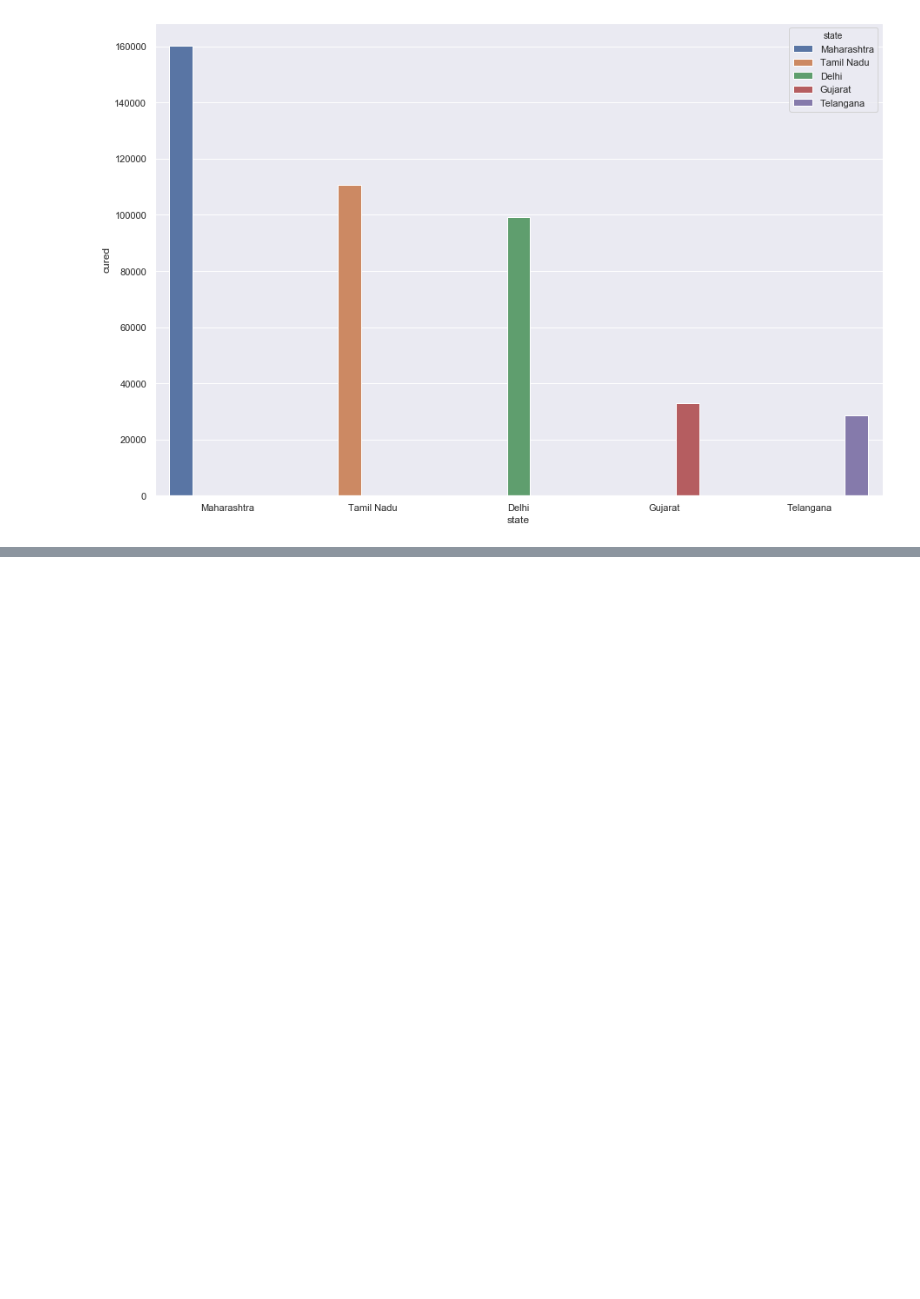
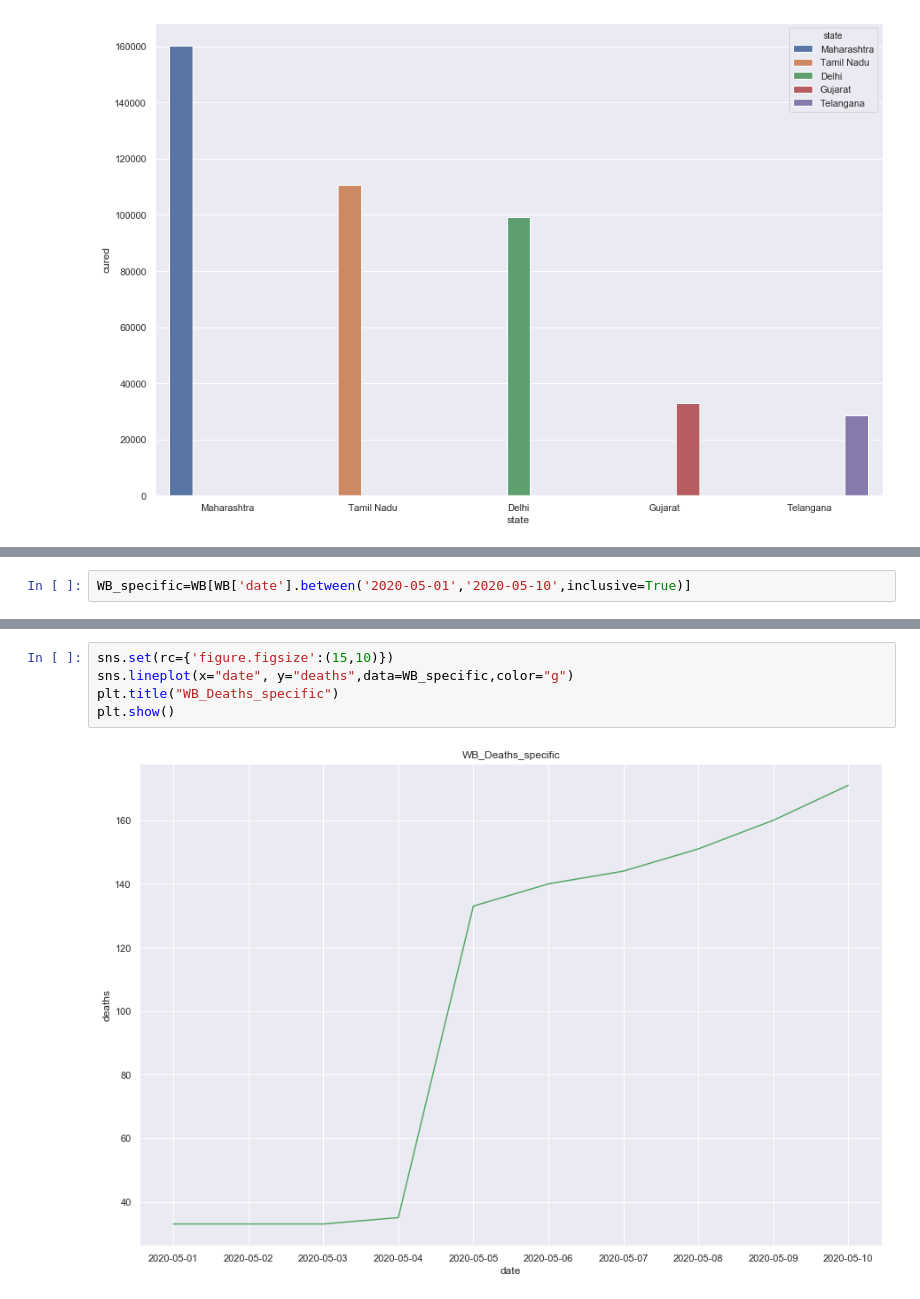
Before and after one commit to SubhabrataOreo/Covid-19-India, a Jupyter notebook: Covid_India_New.ipynb, the cells around one changed output, grey strips where cells are left out. Drawn from its saved outputs; the diff is of its cells as text; blank space fills up the shorter version.

```diff
--- a/Covid_India_New.ipynb
+++ b/Covid_India_New.ipynb
@@ -178,0 +216,2 @@ plt.show()
+# %%
+WB_specific=WB[WB['date'].between('2020-05-01','2020-05-10',inclusive=True)]
@@ -178,0 +232,7 @@ plt.show()
+# %%
+sns.set(rc={'figure.figsize':(15,10)})
+sns.lineplot(x="date", y="deaths",data=WB_specific,color="g")
+plt.title("WB_Deaths_specific")
+plt.show()
+# %% [output]
+[figure, added]
```
Also changed, not shown: parts of 5 cells of this notebook.
